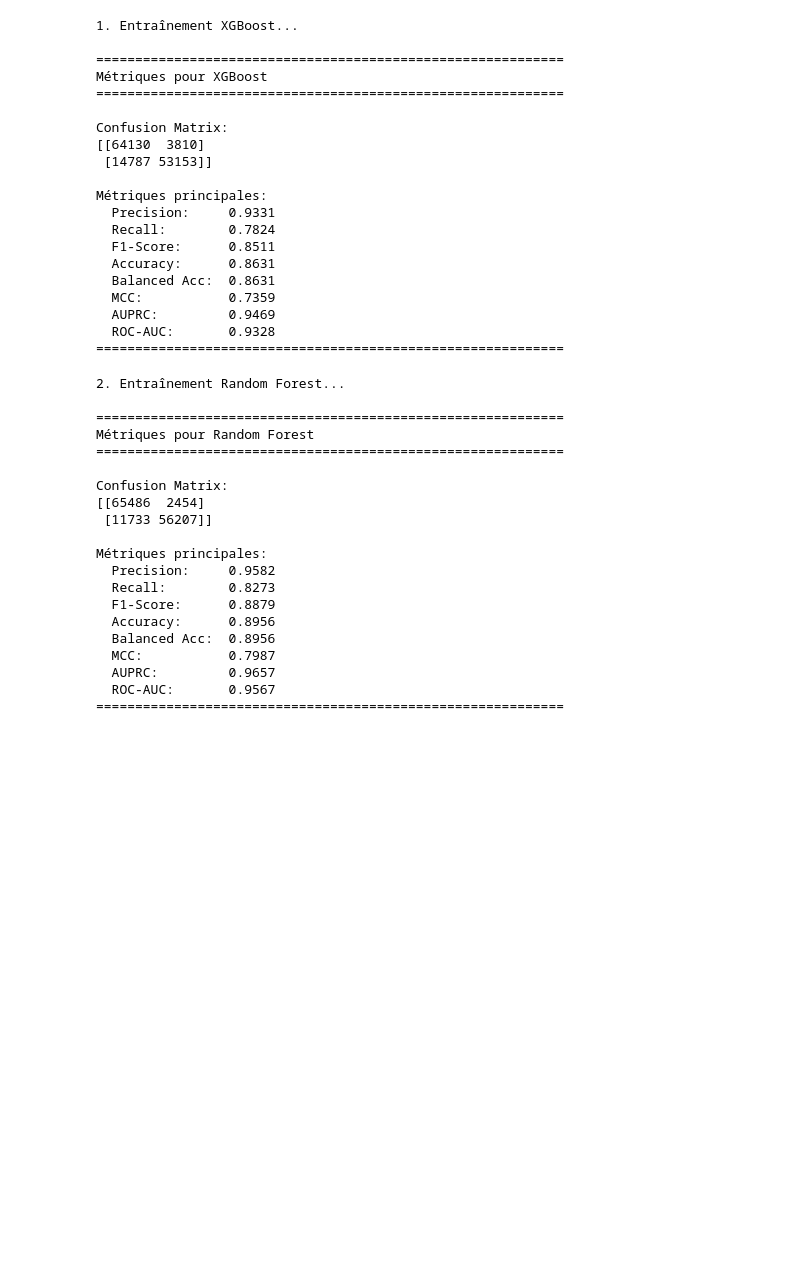
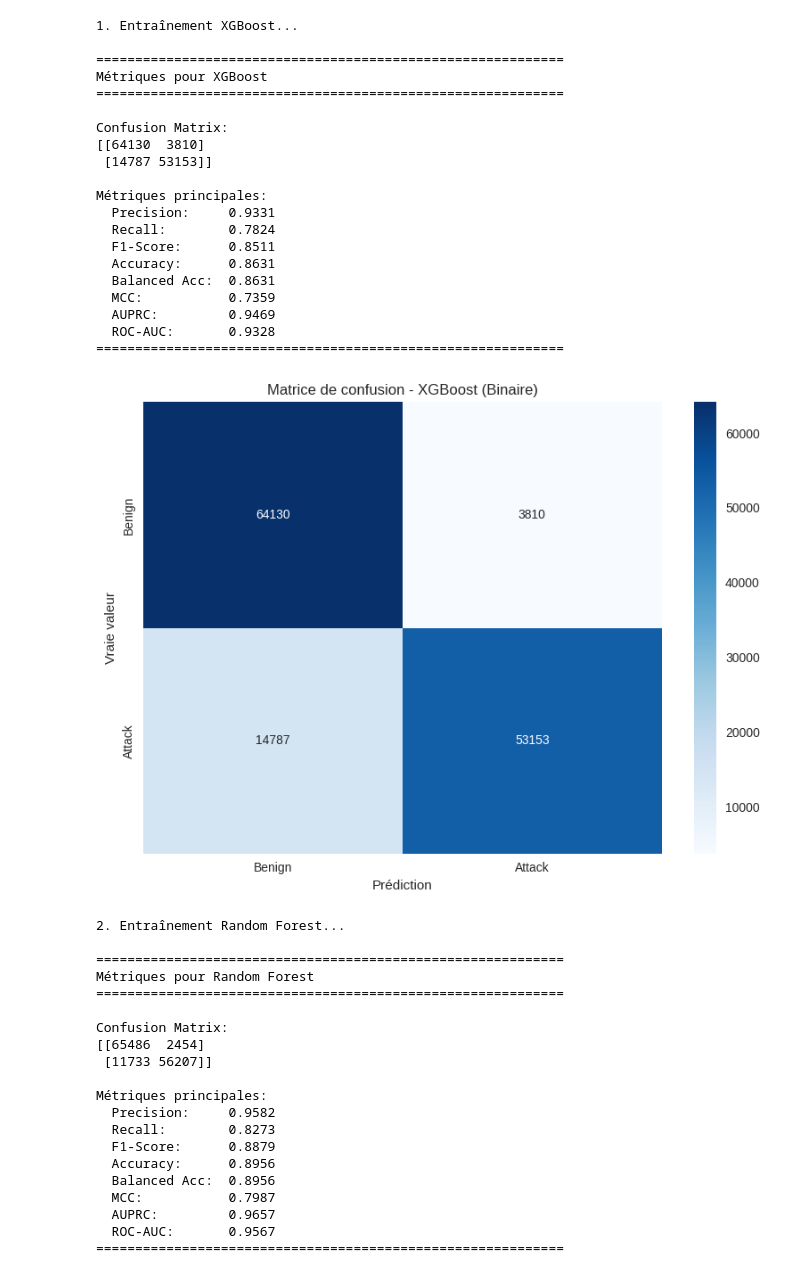
Before and after one commit to Robin1511/CYBERML, a Jupyter notebook: notebooks/cyberml_project.ipynb, the cells around one changed output. Cells and saved outputs as stored; diff of their text form; code cells hidden in the pictures; blank space fills up the shorter version.

```diff
--- a/notebooks/cyberml_project.ipynb
+++ b/notebooks/cyberml_project.ipynb
@@ -278,6 +278,12 @@ Métriques principales:
   AUPRC:         0.9469
   ROC-AUC:       0.9328
 ============================================================
+# %%
+plot_confusion_matrix(metrics_xgb['confusion_matrix'],
+                     class_names=['Benign', 'Attack'],
+                     title='Matrice de confusion - XGBoost (Binaire)')
+# %% [output]
+[figure, added]
 # %%
 print("\n2. Entraînement Random Forest...")
 rf_model = clf_models.train_random_forest(
```
Also changed, not shown: parts of 10 cells of this notebook.
